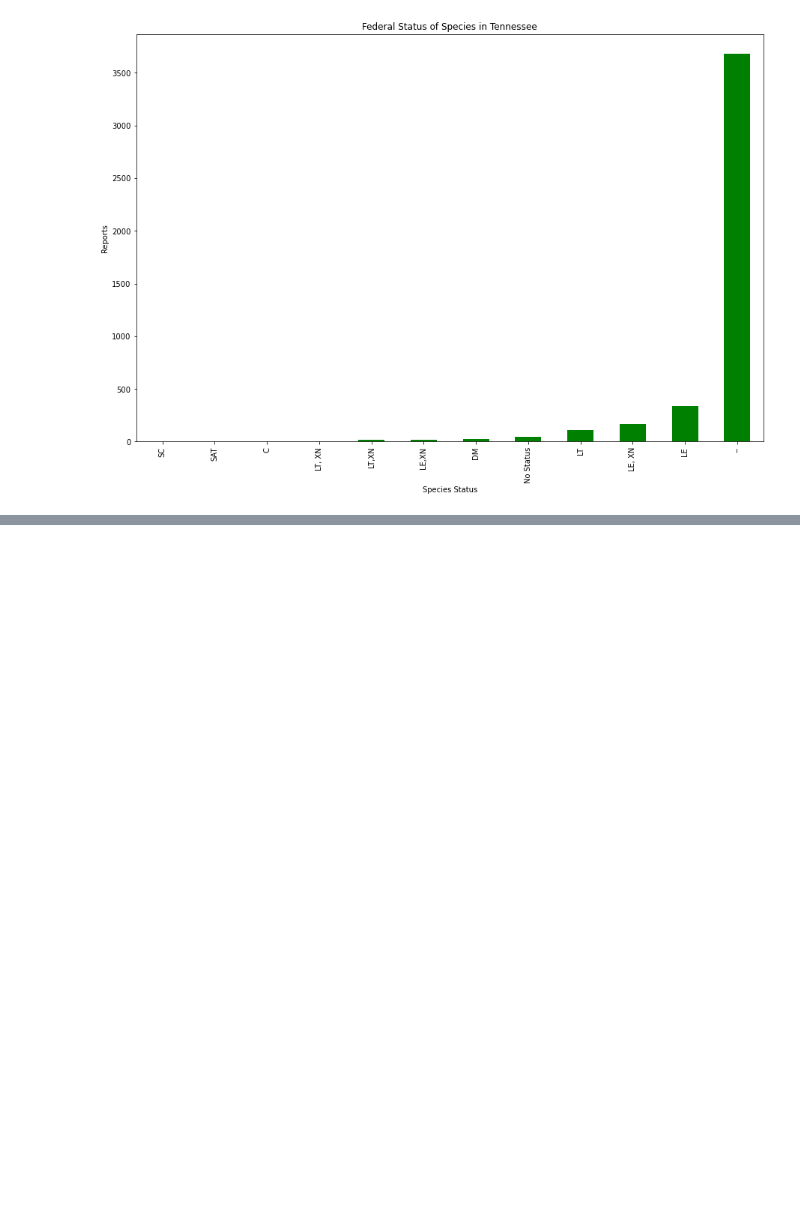
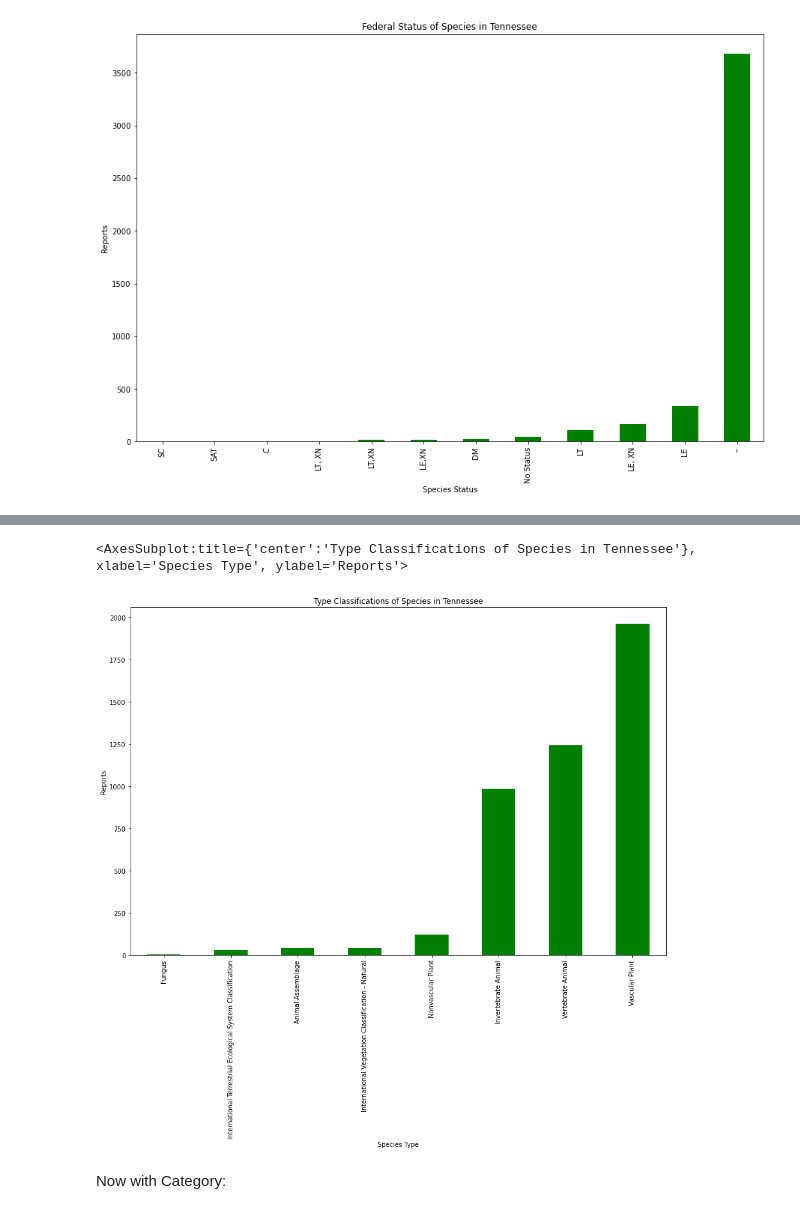
Before and after one commit to jomccall/Species-Diversity-in-Tennessee, a Jupyter notebook: notebooks/Exploration Counties Data.ipynb, the cells around one changed output, grey strips where cells are left out. Cells and saved outputs as stored; diff of their text form; code cells hidden in the pictures; blank space fills up the shorter version.

```diff
--- a/notebooks/Exploration Counties Data.ipynb
+++ b/notebooks/Exploration Counties Data.ipynb
@@ -249,0 +245,8 @@ fstat_df.sort_values(['count']).plot(kind = 'bar',
+# %%
+type_list = spec.Type.tolist()
+# %%
+type_dict = collections.Counter(type_list)
+# %%
+type_df = pd.DataFrame.from_dict(type_dict, orient = 'index', columns = ['count'])
+# %%
+type_df.sort_values(['count']).reset_index(inplace = False)
@@ -249,0 +263,13 @@ fstat_df.sort_values(['count']).plot(kind = 'bar',
+# %%
+type_df.sort_values(['count']).plot(kind = 'bar',
+                                          figsize = (15, 10),
+                                          title = 'Type Classifications of Species in Tennessee',
+                                          color = 'green',
+                                          xlabel = 'Species Type',
+                                          ylabel = 'Reports',
+                                          legend = False)
+# %% [output]
+<AxesSubplot:title={'center':'Type Classifications of Species in Tennessee'}, xlabel='Species Type', ylabel='Reports'>
+[figure, added]
+# %% [markdown]
+Now with Category:
```
Also changed, not shown: parts of 9 cells of this notebook, 36 other files.
